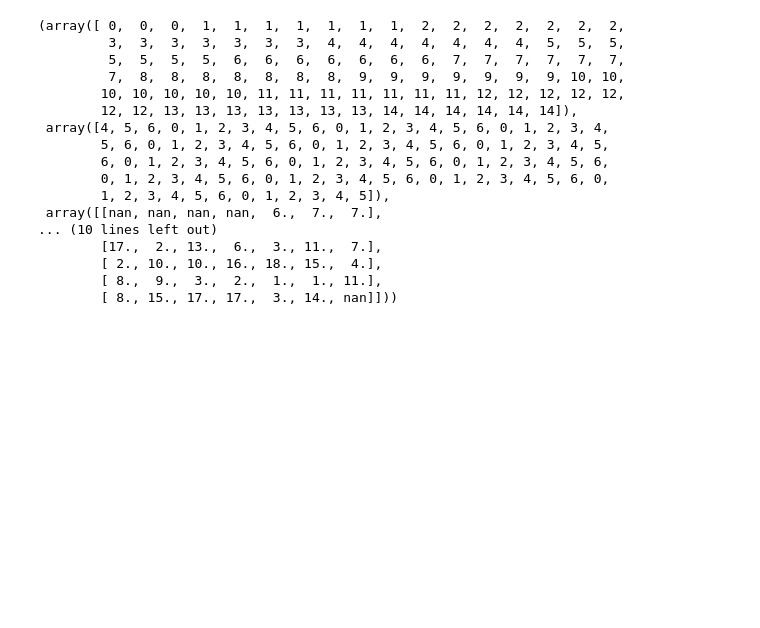
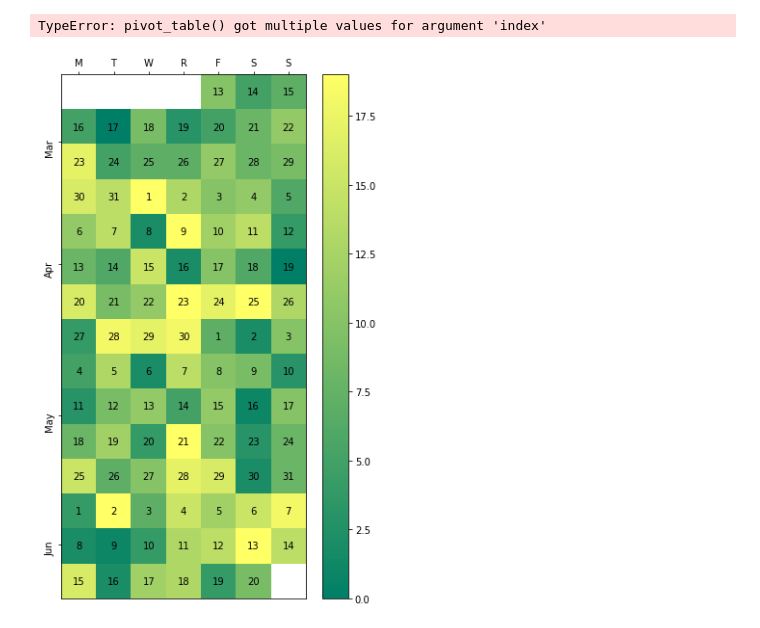
Before and after one commit to shaun-huang/LA-Traffic-Collision-Analysis, a Jupyter notebook: Heatmap by hour and weekdays.ipynb, the cells around one changed output. Drawn from its saved outputs; the diff is of its cells as text; code cells hidden in the pictures; blank space fills up the shorter version.

```diff
--- a/Heatmap by hour and weekdays.ipynb
+++ b/Heatmap by hour and weekdays.ipynb
@@ -21,3 +48,22 @@ df.head()
+# %%
+import seaborn as sns
+
+d1 = [1,2,3,4,5,6,7]
+d2 = [1,2,3,4,5,6,7,8,9,10,11,12]
+d3 = np.random.randint(0, 20, 10)
+
+df_rides_day_hour2 = pd.pivot_table(d1, d2, d3,
+                                    index=['start_time_day_name', 'start_time_hour'], aggfunc='count')
+
+
+
+# data = pd.pivot_table(df.weekday)
+
+# fig,ax = plt.subplots(figsize=(11,15))
+# ax = sns.heatmap(df1.weekday, annot=True, fmt="d", linewidths=.5,
+#                  ax=ax, xticklabels=df1.weekday, yticklabels=df1.hour)
+# %% [output]
+TypeError: pivot_table() got multiple values for argument 'index'
 # %%
 def main():
     dates, data = generate_data()
@@ -46,50 +92,31 @@ def calendar_array(dates, data):
 def calendar_heatmap(ax, dates, data):
     i, j, calendar = calendar_array(dates, data)
     im = ax.imshow(calendar, interpolation='none', cmap='summer')
     label_days(ax, dates, i, j, calendar)
     label_months(ax, dates, i, j, calendar)
     ax.figure.colorbar(im)
 
 def label_days(ax, dates, i, j, calendar):
     ni, nj = calendar.shape
     day_of_month = np.nan * np.zeros((ni, 7))
     day_of_month[i, j] = [d.day for d in dates]
 
     for (i, j), day in np.ndenumerate(day_of_month):
         if np.isfinite(day):
             ax.text(j, i, int(day), ha='center', va='center')
 
     ax.set(xticks=np.arange(7),
            xticklabels=['M', 'T', 'W', 'R', 'F', 'S', 'S'])
     ax.xaxis.tick_top()
 
 def label_months(ax, dates, i, j, calendar):
     month_labels = np.array(['Jan', 'Feb', 'Mar', 'Apr', 'May', 'Jun', 'Jul',
                              'Aug', 'Sep', 'Oct', 'Nov', 'Dec'])
     months = np.array([d.month for d in dates])
     uniq_months = sorted(set(months))
     yticks = [i[months == m].mean() for m in uniq_months]
     labels = [month_labels[m - 1] for m in uniq_months]
     ax.set(yticks=yticks)
     ax.set_yticklabels(labels, rotation=90)
-
-dates,data=generate_data()
-calendar_array(dates,data)
 # %% [output]
-(array([ 0,  0,  0,  1,  1,  1,  1,  1,  1,  1,  2,  2,  2,  2,  2,  2,  2,
-         3,  3,  3,  3,  3,  3,  3,  4,  4,  4,  4,  4,  4,  4,  5,  5,  5,
-         5,  5,  5,  5,  6,  6,  6,  6,  6,  6,  6,  7,  7,  7,  7,  7,  7,
-         7,  8,  8,  8,  8,  8,  8,  8,  9,  9,  9,  9,  9,  9,  9, 10, 10,
-        10, 10, 10, 10, 10, 11, 11, 11, 11, 11, 11, 11, 12, 12, 12, 12, 12,
-        12, 12, 13, 13, 13, 13, 13, 13, 13, 14, 14, 14, 14, 14, 14]),
- array([4, 5, 6, 0, 1, 2, 3, 4, 5, 6, 0, 1, 2, 3, 4, 5, 6, 0, 1, 2, 3, 4,
-        5, 6, 0, 1, 2, 3, 4, 5, 6, 0, 1, 2, 3, 4, 5, 6, 0, 1, 2, 3, 4, 5,
-        6, 0, 1, 2, 3, 4, 5, 6, 0, 1, 2, 3, 4, 5, 6, 0, 1, 2, 3, 4, 5, 6,
-        0, 1, 2, 3, 4, 5, 6, 0, 1, 2, 3, 4, 5, 6, 0, 1, 2, 3, 4, 5, 6, 0,
-        1, 2, 3, 4, 5, 6, 0, 1, 2, 3, 4, 5]),
- array([[nan, nan, nan, nan,  6.,  7.,  7.],
-... (10 lines left out)
-        [17.,  2., 13.,  6.,  3., 11.,  7.],
-        [ 2., 10., 10., 16., 18., 15.,  4.],
-        [ 8.,  9.,  3.,  2.,  1.,  1., 11.],
-        [ 8., 15., 17., 17.,  3., 14., nan]]))
+[figure, added]
```
Also changed, not shown: parts of 2 cells of this notebook, 1 other file.
